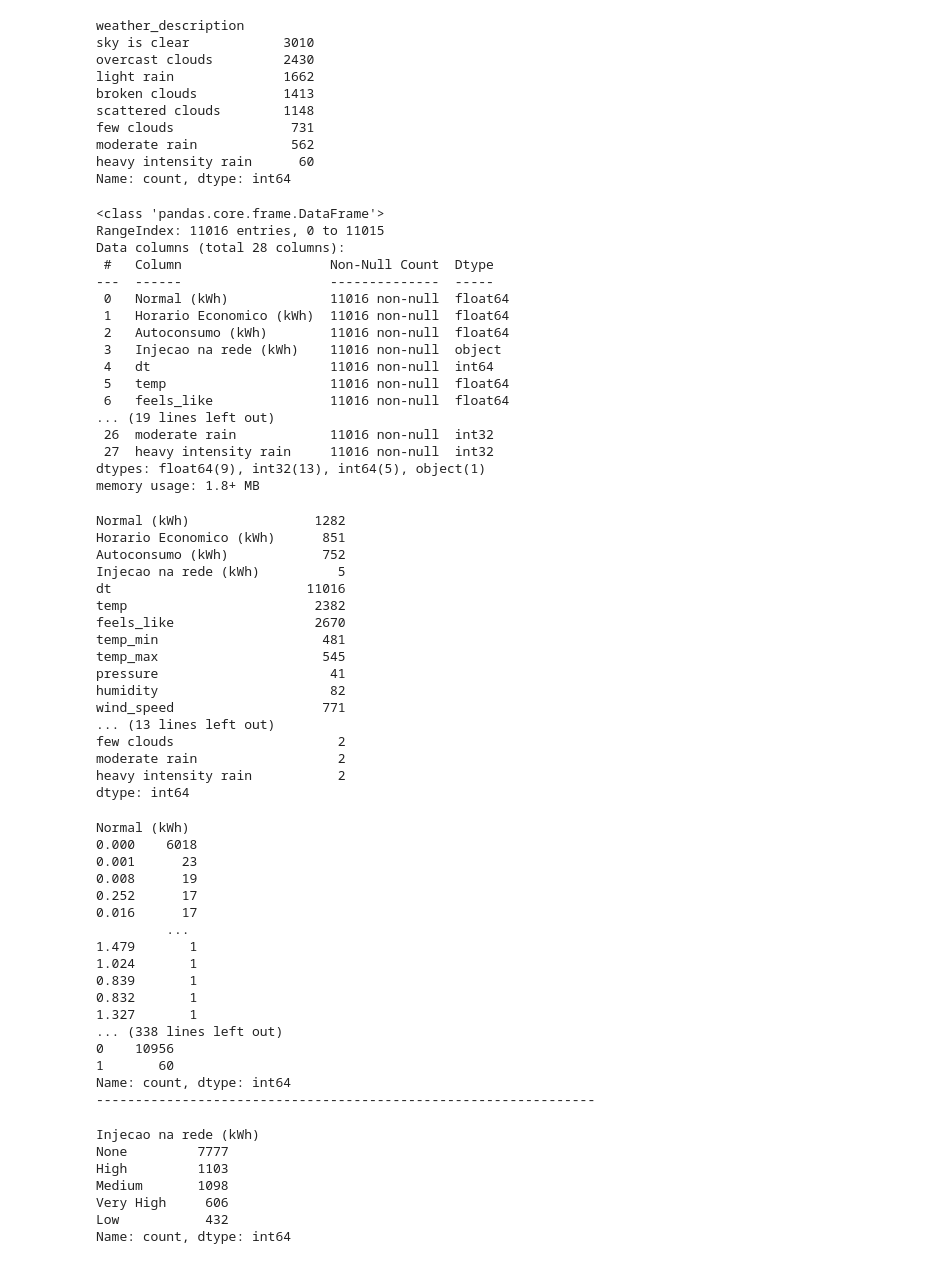
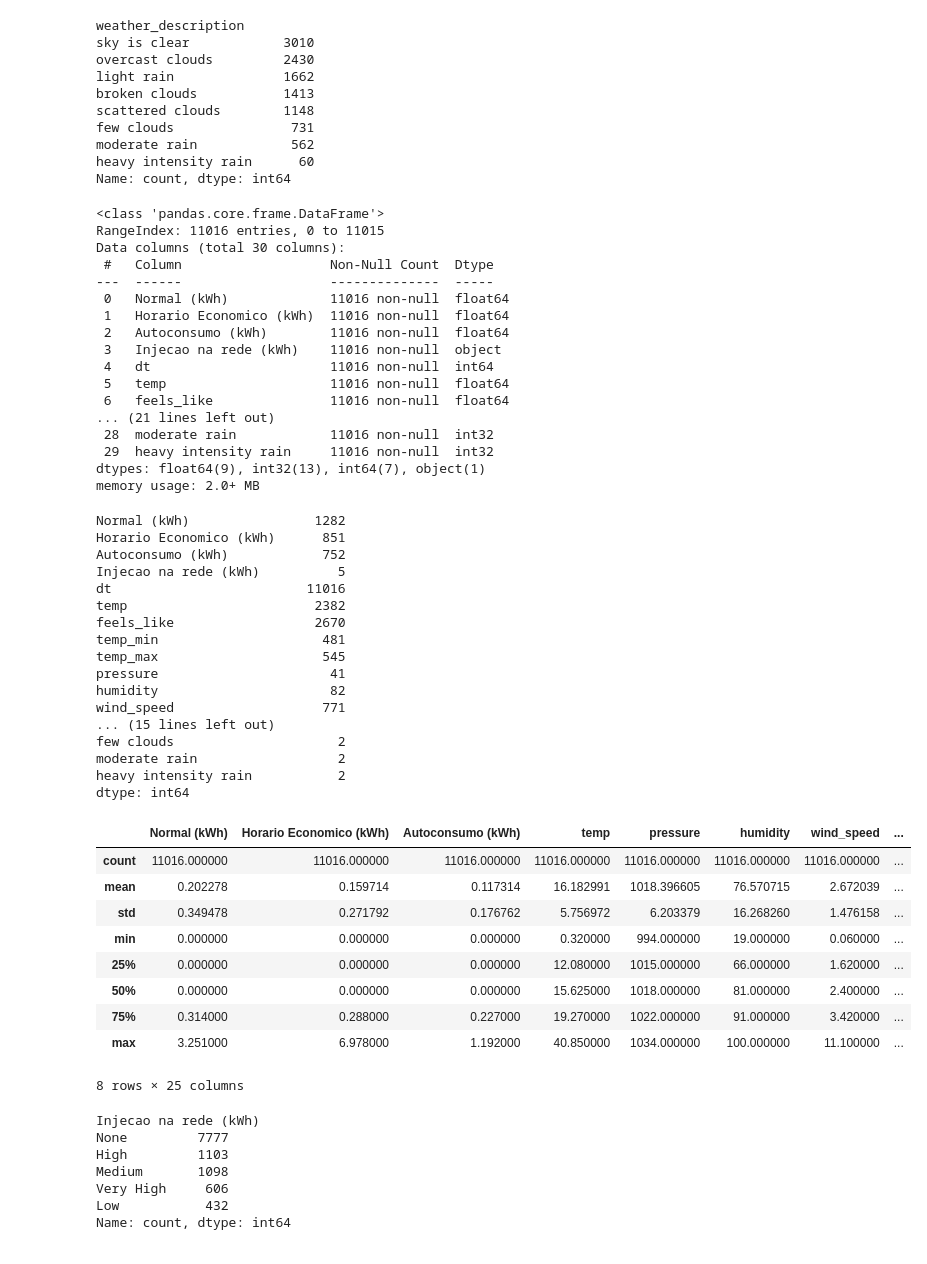
Before and after one commit to mirelois/DaaProjeto, a Jupyter notebook: tarefa_2/tarefaCompGoogleColab.ipynb, the cells around one changed output. Drawn from its saved outputs; the diff is of its cells as text; code cells hidden in the pictures.

```diff
--- a/tarefa_2/tarefaCompGoogleColab.ipynb
+++ b/tarefa_2/tarefaCompGoogleColab.ipynb
@@ -512,0 +523,20 @@ Name: count, dtype: int64
+# %%
+# Criando a coluna 'feriado' com valores iniciais iguais a 0
+df['feriado'] = 0
+
+# Lista de feriados fixos
+feriados_fixos = ['01-01', '04-25', '05-01', '06-10', '08-15', '10-05', '11-01', '12-01', '12-08', '12-25']
+
+# Adicionando feriados fixos
+for feriado in feriados_fixos:
+    df.loc[df['dt_iso'].dt.strftime('%m-%d') == feriado, 'feriado'] = 1
+
+# Adicionando Sexta-feira Santa
+sexta_santa_dates = ['2021-04-02', '2022-04-15']
+df.loc[df['dt_iso'].isin(sexta_santa_dates), 'feriado'] = 1
+
+# Adicionando Páscoa
+pascoa_dates = ['2021-04-04', '2022-03-27']
+df.loc[df['dt_iso'].isin(pascoa_dates), 'feriado'] = 1
+
+df['feriado'].value_counts()
@@ -577,7 +632,7 @@ df.info()
 # %% [output]
 <class 'pandas.core.frame.DataFrame'>
 RangeIndex: 11016 entries, 0 to 11015
-Data columns (total 28 columns):
+Data columns (total 30 columns):
  #   Column                   Non-Null Count  Dtype
 ---  ------                   --------------  -----
  0   Normal (kWh)             11016 non-null  float64
@@ -587,11 +642,11 @@ Data columns (total 28 columns):
  4   dt                       11016 non-null  int64
  5   temp                     11016 non-null  float64
  6   feels_like               11016 non-null  float64
-... (19 lines left out)
- 26  moderate rain            11016 non-null  int32
- 27  heavy intensity rain     11016 non-null  int32
-dtypes: float64(9), int32(13), int64(5), object(1)
-memory usage: 1.8+ MB
+... (21 lines left out)
+ 28  moderate rain            11016 non-null  int32
+ 29  heavy intensity rain     11016 non-null  int32
+dtypes: float64(9), int32(13), int64(7), object(1)
+memory usage: 2.0+ MB
 # %%
 df.nunique()
 # %% [output]
@@ -607,34 +662,11 @@ temp_max                     545
 pressure                      41
 humidity                      82
 wind_speed                   771
-... (13 lines left out)
+... (15 lines left out)
 few clouds                     2
 moderate rain                  2
 heavy intensity rain           2
 dtype: int64
-# %%
-for col in df:
-
-    print (df[col].value_counts())
-    print("----------------------------------------------------------------")
-# %% [output]
-Normal (kWh)
-0.000    6018
-0.001      23
-0.008      19
-0.252      17
-0.016      17
-         ...
-1.479       1
-1.024       1
-0.839       1
-0.832       1
-1.327       1
-... (338 lines left out)
-0    10956
-1       60
-Name: count, dtype: int64
-----------------------------------------------------------------
 # %%
 # dt é um time stamp em Unix time ou Epoch time.
 # O Unix time é uma forma de medir o tempo como o número de segundos decorridos desde a meia-noite UTC
@@ -649,3 +691,22 @@ df_teste.drop('dt', inplace=True, axis=1)
+# %%
+"""
+df['pressure']   = (df['pressure'] - df['pressure'].min()) / (df['pressure'].max() - df['pressure'].min())
+df['humidity']   = (df['humidity'] - df['humidity'].min()) / (df['humidity'].max() - df['humidity'].min())
+df['clouds_all'] = (df['clouds_all'] - df['clouds_all'].min()) / (df['clouds_all'].max() - df['clouds_all'].min())
+df['temp']       = (df['temp'] - df['temp'].min()) / (df['temp'].max() - df['temp'].min())
+df['Hour']       = (df['Hour'] - df['Hour'].min()) / (df['Hour'].max() - df['Hour'].min())"""
+df.describe()
+# %% [output]
+|  | Normal (kWh) | Horario Economico (kWh) | Autoconsumo (kWh) | temp | pressure | humidity | wind_speed | ... |
+| count | 11016.000000 | 11016.000000 | 11016.000000 | 11016.000000 | 11016.000000 | 11016.000000 | 11016.000000 | ... |
+| mean | 0.202278 | 0.159714 | 0.117314 | 16.182991 | 1018.396605 | 76.570715 | 2.672039 | ... |
+| std | 0.349478 | 0.271792 | 0.176762 | 5.756972 | 6.203379 | 16.268260 | 1.476158 | ... |
+| min | 0.000000 | 0.000000 | 0.000000 | 0.320000 | 994.000000 | 19.000000 | 0.060000 | ... |
+| 25% | 0.000000 | 0.000000 | 0.000000 | 12.080000 | 1015.000000 | 66.000000 | 1.620000 | ... |
+| 50% | 0.000000 | 0.000000 | 0.000000 | 15.625000 | 1018.000000 | 81.000000 | 2.400000 | ... |
+| 75% | 0.314000 | 0.288000 | 0.227000 | 19.270000 | 1022.000000 | 91.000000 | 3.420000 | ... |
+| max | 3.251000 | 6.978000 | 1.192000 | 40.850000 | 1034.000000 | 100.000000 | 11.100000 | ... |
+8 rows × 25 columns
 # %%
 df['Injecao na rede (kWh)'].value_counts()
 # %% [output]
```
Also changed, not shown: parts of 23 cells of this notebook, 16 other files.
